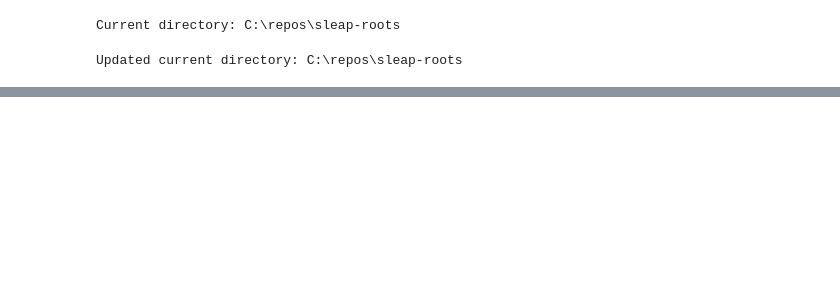
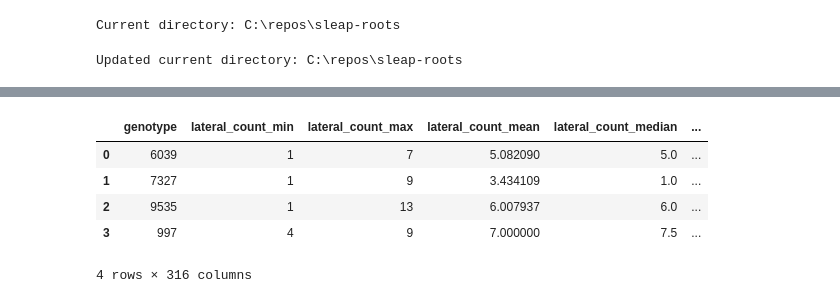
Before and after one commit to talmolab/sleap-roots, a Jupyter notebook: notebooks/MultipleDicotPipeline.ipynb, the cells around one changed output, grey strips where cells are left out. Drawn from its saved outputs; the diff is of its cells as text; code cells hidden in the pictures; blank space fills up the shorter version.

```diff
--- a/notebooks/MultipleDicotPipeline.ipynb
+++ b/notebooks/MultipleDicotPipeline.ipynb
@@ -48,0 +141,3 @@ all_h5s
+# %%
+# Get the summary statistics of the traits for all samples, grouped by genotype
+grouped_summary_df = pipeline.compute_batch_multiple_dicots_traits_for_groups(all_series=list(all_series), write_json=True, write_csv=True)
@@ -48,0 +158,10 @@ all_h5s
+# %%
+# Inspect the summary statistics
+grouped_summary_df
+# %% [output]
+|  | genotype | lateral_count_min | lateral_count_max | lateral_count_mean | lateral_count_median | ... |
+| 0 | 6039 | 1 | 7 | 5.082090 | 5.0 | ... |
+| 1 | 7327 | 1 | 9 | 3.434109 | 1.0 | ... |
+| 2 | 9535 | 1 | 13 | 6.007937 | 6.0 | ... |
+| 3 | 997 | 4 | 9 | 7.000000 | 7.5 | ... |
+4 rows × 316 columns
```
Also changed, not shown: parts of 16 cells of this notebook.
